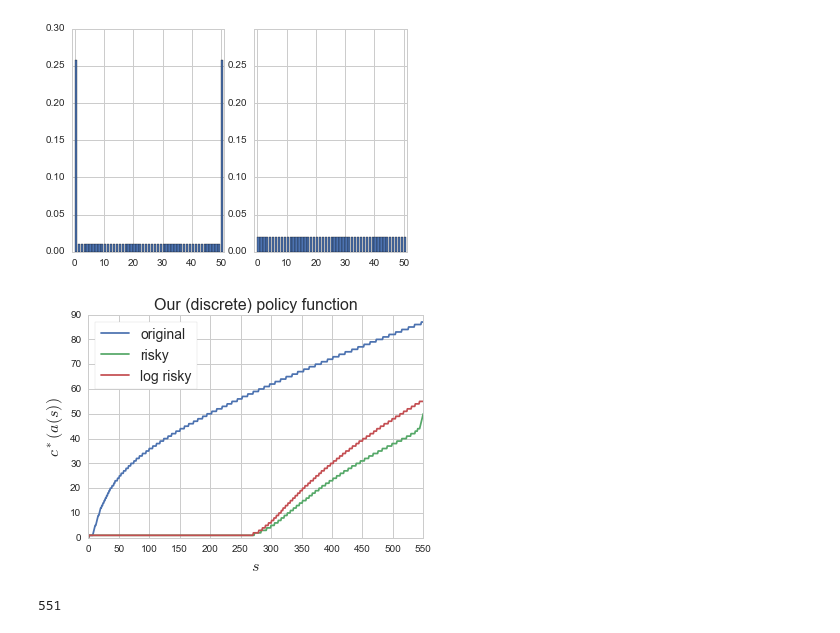
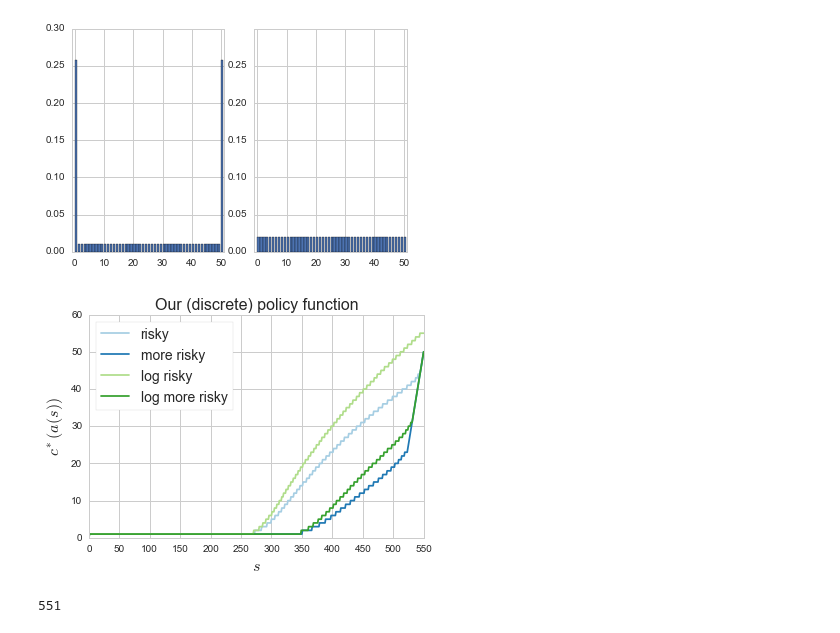
Before and after one commit to crisla/code-club, a Jupyter notebook: s3/Discrete Dynamic Programing.ipynb, the cells around one changed output. Cells and saved outputs as stored; diff of their text form; code cells hidden in the pictures.

Commit message:
Increasing variance reduces log policy too
Don’t really know why…

```diff
--- a/s3/Discrete Dynamic Programing.ipynb
+++ b/s3/Discrete Dynamic Programing.ipynb
@@ -480,8 +478,8 @@ Q3 = np.zeros((n2, m, n2))
 for a in range(m):
     if a>=-B0:
         Q3[:, a, a+B0:(a + B1)] = 1.0 / (75 + 1)
-        Q3[:, a, a + B1] = 1 - np.sum(Q3[:, a, a+B0:(a + B1)])
+        Q3[:, a, a + B1] = 1 - np.sum(Q3[0, a, a+B0:(a + B1)])
     else:
         Q3[:, a, 1:(a + B1)] = 1.0 / (75 + 1)
-        Q3[:, a, a + B1] = (1.0 / (75 + 1)) * ((-B0)+2)*0.5
-        Q3[:, a, 0] = (1.0 / (75 + 1)) * (np.abs(a+B0)+2)*0.5
+        Q3[:, a, a + B1] = (1 - np.sum(Q3[0, a, 1:(a + B1)])) / 2
+        Q3[:, a, 0] = (1 - np.sum(Q3[0, a, 1:(a + B1)])) / 2
@@ -512,27 +500,40 @@ crra_risky = qe.markov.DiscreteDP(R2, Q2, beta)
 crra_risky_results = crra_risky.solve(method='policy_iteration')
 crra_vrisky = crra_risky_results.v
 crra_prisky = crra_risky_results.sigma
+# %%
+crra_morerisky = qe.markov.DiscreteDP(R2, Q3, beta)
+crra_morerisky_results = crra_morerisky.solve(method='policy_iteration')
+crra_vmorerisky = crra_morerisky_results.v
+crra_pmorerisky = crra_morerisky_results.sigma
 # %%
 log_risky = qe.markov.DiscreteDP(Rlog, Q2, beta)
 log_risky_results = log_risky.solve(method='policy_iteration')
 log_vrisky = log_risky_results.v
 log_prisky = log_risky_results.sigma
+# %%
+log_morerisky = qe.markov.DiscreteDP(Rlog, Q3, beta)
+log_morerisky_results = log_morerisky.solve(method='policy_iteration')
+log_vmorerisky = log_morerisky_results.v
+log_pmorerisky = log_morerisky_results.sigma
 # %%
+sns.set_palette(sns.color_palette("Paired"))
 #plt.plot(range(n),np.arange(n)-p_qe, label='exponential u')
 #plt.plot(range(n),np.arange(n)-log_p, label='log u')
-plt.plot(range(n),np.arange(n)-crra_p, label='original')
+#plt.plot(range(n),np.arange(n)-crra_p, label='original')
 plt.plot(range(n2),np.arange(n2)-crra_prisky, label='risky')
+plt.plot(range(n2),np.arange(n2)-crra_pmorerisky, label='more risky')
 plt.plot(range(n2),np.arange(n2)-log_prisky, label='log risky')
+plt.plot(range(n2),np.arange(n2)-log_pmorerisky, label='log more risky')
 plt.xlim(0,n-1)
 plt.xticks(range(0,600,50))
 plt.title('Our (discrete) policy function', fontsize=16)
 plt.ylabel('$c^*(a(s))$', fontsize=16)
 plt.xlabel('$s$', fontsize=16)
 plt.legend(loc='best', frameon=True, fontsize=14)
 
 plt.show()
 # %% [output]
-[figure, old version]
+[figure, new version]
 # %%
 n
 # %% [output]
```
Also changed, not shown: parts of 5 cells of this notebook.
